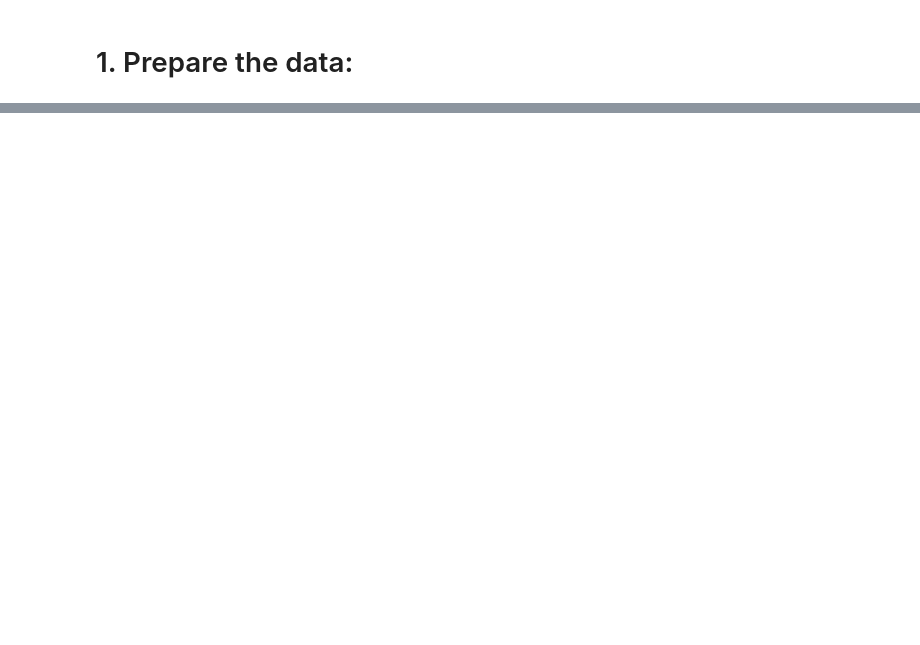
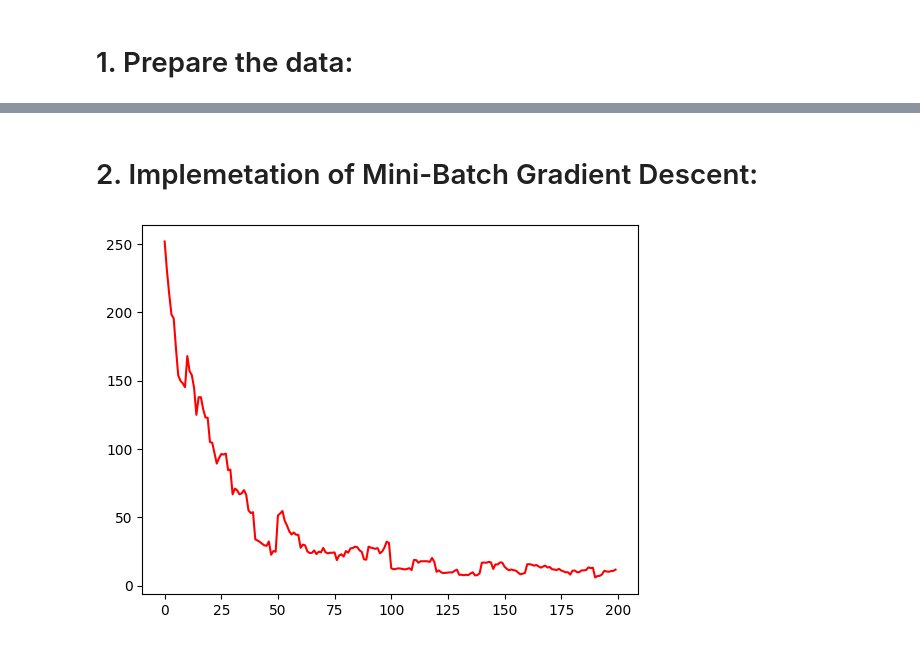
Before and after one commit to thinhnguyen0311/gradient_descent_implementation_with_only_numpy, a Jupyter notebook: linear_regression_implementation_with_only_numpy.ipynb, the cells around one changed output, grey strips where cells are left out. Saved outputs shown, nothing was run; the diff lists cells and outputs as text; code cells hidden in the pictures; blank space fills up the shorter version.

Commit message:
Mini-Batch Gradient Descent.

```diff
--- a/linear_regression_implementation_with_only_numpy.ipynb
+++ b/linear_regression_implementation_with_only_numpy.ipynb
@@ -90,0 +109,47 @@ plt.show()
+# %% [markdown]
+# 2. Implemetation of Mini-Batch Gradient Descent:
+# %%
+def mini_batch_gradient_descent(X_b, y, n_epochs=50, minibatch_size=20, learning_rate=0.01):
+    losses = []
+
+    # Initialize w and b
+    # Vector theta = [b, w_1, w_2, w_3]^T (shape = 4x1)
+    thetas_path = np.random.randn(X_b.shape[1], 1)/100
+
+    for _ in range(n_epochs):
+        # Calculate number of iterations
+        num_of_ite = N // minibatch_size
+
+        # Shuffling samples
+        shuffle_index = np.random.permutation(N)
+        X_b_shuffle = X_b[shuffle_index]
+        y_shuffle = y[shuffle_index]
+
+        for i in range(num_of_ite):
+            # 1. Prepare sample:
+            x_i = X_b_shuffle[i : i + minibatch_size]
+            y_i = y_shuffle[i : i + minibatch_size]
+
+            # 2. Compute output y_hat:
+            y_hat_i = x_i.dot(thetas_path)
+
+            # 3. Compute Loss:
+            loss = (y_hat_i - y_i)**2
+            losses.append(np.mean(loss))
+
+            # 4. Compute partial derivatives:
+            loss_derivative = (x_i.T).dot(2*(y_hat_i - y_i))
+
+            # 5. Update vector theta by Gradient Descent:
+            thetas_path -= learning_rate * loss_derivative / minibatch_size
+
+    return thetas_path, losses
+# %%
+mbgd_thetas, losses = mini_batch_gradient_descent(X_b=X_b, y=y, n_epochs=50, minibatch_size=20, learning_rate=0.01)
+
+# in loss cho 100 sample đầu
+x_axis = list(range(200))
+plt.plot(x_axis,losses[:200], color="r")
+plt.show()
+# %% [output]
+[figure, added]
```
Also changed, not shown: parts of 5 cells of this notebook, 1 other file.
